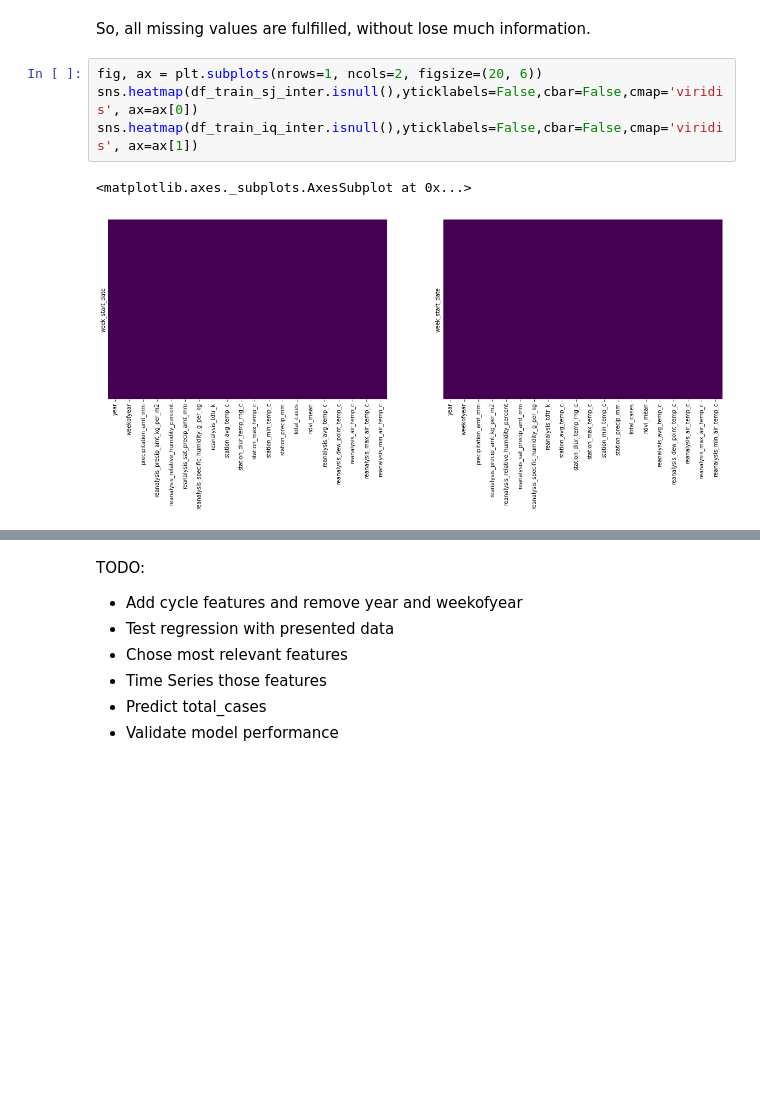
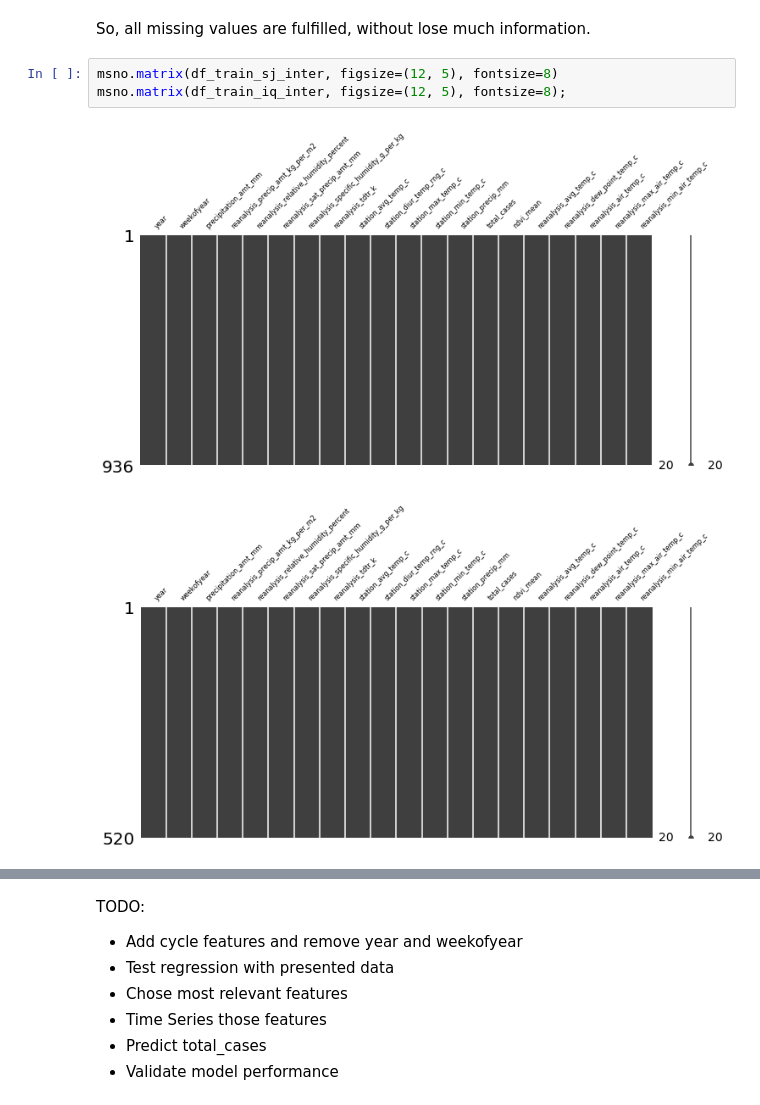
Before and after one commit to bfroz/Projects, a Jupyter notebook: DengAI - Predicting Disease Spread/DengAI - Predicting Disease Spread.ipynb, the cells around one changed output, grey strips where cells are left out. Saved outputs shown, nothing was run; the diff lists cells and outputs as text; blank space fills up the shorter version.

```diff
--- a/DengAI - Predicting Disease Spread/DengAI - Predicting Disease Spread.ipynb
+++ b/DengAI - Predicting Disease Spread/DengAI - Predicting Disease Spread.ipynb
@@ -351,10 +350,9 @@ df_train_sj_inter[['station_precip_mm']].iloc[77:97].plot()
 [figure]
 # %% [markdown]
 So, all missing values are fulfilled, without lose much information.
-# %%
-fig, ax = plt.subplots(nrows=1, ncols=2, figsize=(20, 6))
-sns.heatmap(df_train_sj_inter.isnull(),yticklabels=False,cbar=False,cmap='viridis', ax=ax[0])
-sns.heatmap(df_train_iq_inter.isnull(),yticklabels=False,cbar=False,cmap='viridis', ax=ax[1])
-# %% [output]
-<matplotlib.axes._subplots.AxesSubplot at 0x...>
-[figure, removed]
+# %%
+msno.matrix(df_train_sj_inter, figsize=(12, 5), fontsize=8)
+msno.matrix(df_train_iq_inter, figsize=(12, 5), fontsize=8);
+# %% [output]
+[figure, added]
+[figure, added]
```
Also changed, not shown: parts of 25 cells of this notebook.
